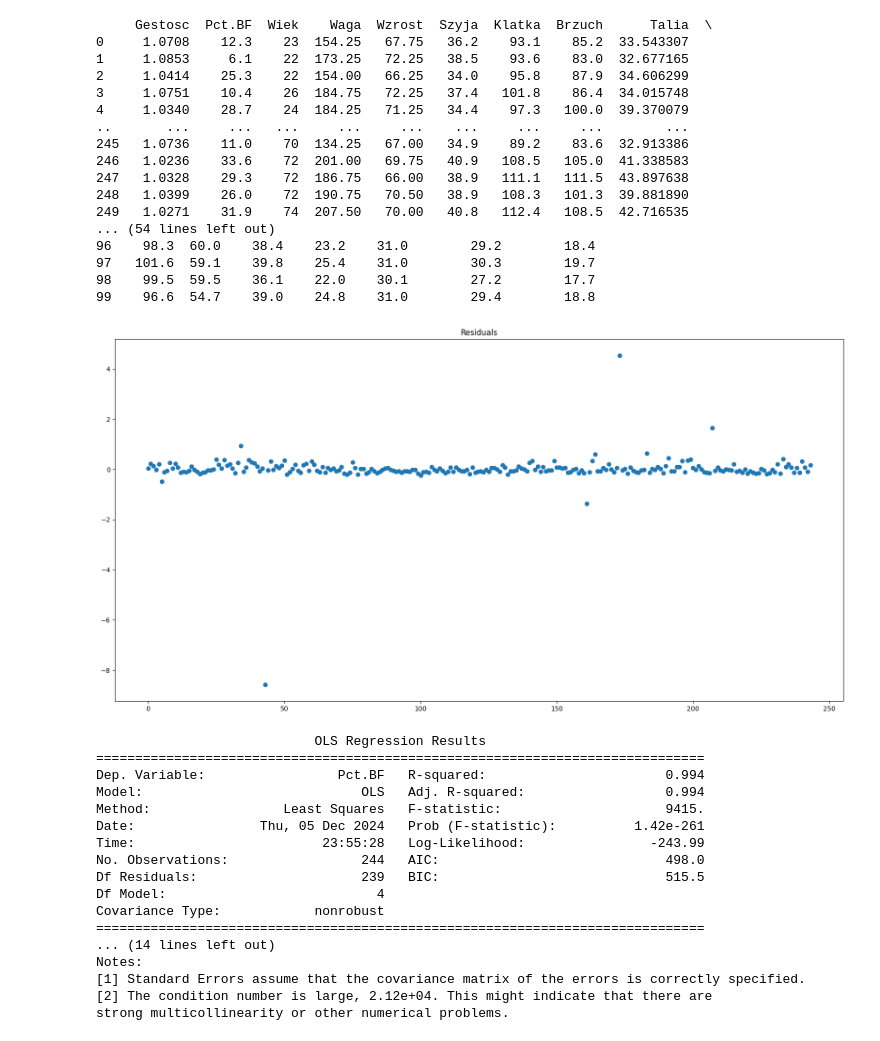
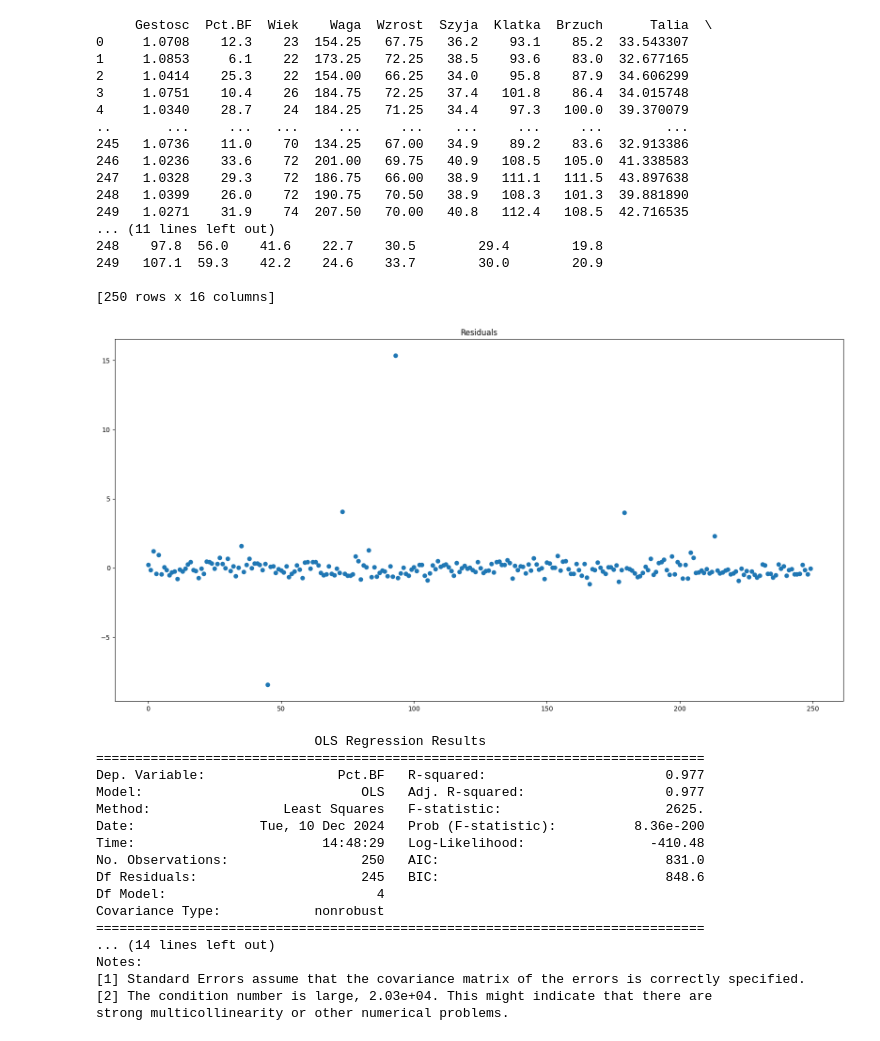
Before and after one commit to userofpi/MED_LAB1, a Jupyter notebook: LAB1_2.ipynb, the cells around one changed output. Cells and saved outputs as stored; diff of their text form; code cells hidden in the pictures.

```diff
--- a/LAB1_2.ipynb
+++ b/LAB1_2.ipynb
@@ -76,12 +76,12 @@ print(data_frame)
 #         return False
 
 # usun linie 32 , 41, 85, 174,
-data_frame = data_frame.drop([30, 39, 83, 172, 73])
-data_frame = data_frame.reset_index(drop=True)
-
-print(data_frame[80:100])
-data_frame = data_frame.drop([89])
-data_frame = data_frame.reset_index(drop=True)
+# data_frame = data_frame.drop([30, 39, 83, 172, 73])
+# data_frame = data_frame.reset_index(drop=True)
+#
+# print(data_frame[80:100])
+# data_frame = data_frame.drop([89])
+# data_frame = data_frame.reset_index(drop=True)
 
 
 # reindex
@@ -351,53 +351,53 @@ print(model.summary())
    Gestosc  Pct.BF  Wiek    Waga  Wzrost  Szyja  Klatka  Brzuch      Talia  \
 0   1.0708    12.3    23  154.25   67.75   36.2    93.1    85.2  33.543307
 1   1.0853     6.1    22  173.25   72.25   38.5    93.6    83.0  32.677165
 2   1.0414    25.3    22  154.00   66.25   34.0    95.8    87.9  34.606299
 3   1.0751    10.4    26  184.75   72.25   37.4   101.8    86.4  34.015748
 4   1.0340    28.7    24  184.25   71.25   34.4    97.3   100.0  39.370079
 
    Biodro   Udo  Kolano  Kostka  Biceps  Przedramie  Nadgarstek
 0    94.5  59.0    37.3    21.9    32.0        27.4        17.1
 1    98.7  58.7    37.3    23.4    30.5        28.9        18.2
 2    99.2  59.6    38.9    24.0    28.8        25.2        16.6
 3   101.2  60.1    37.3    22.8    32.4        29.4        18.2
 ... (38 lines left out)
 Notes:
 [1] Standard Errors assume that the covariance matrix of the errors is correctly specified.
 [2] The smallest eigenvalue is 1.59e-11. This might indicate that there are
 strong multicollinearity problems or that the design matrix is singular.
 [figure]
      Gestosc  Pct.BF  Wiek    Waga  Wzrost  Szyja  Klatka  Brzuch      Talia  \
 0     1.0708    12.3    23  154.25   67.75   36.2    93.1    85.2  33.543307
 1     1.0853     6.1    22  173.25   72.25   38.5    93.6    83.0  32.677165
 2     1.0414    25.3    22  154.00   66.25   34.0    95.8    87.9  34.606299
 3     1.0751    10.4    26  184.75   72.25   37.4   101.8    86.4  34.015748
 4     1.0340    28.7    24  184.25   71.25   34.4    97.3   100.0  39.370079
 ..       ...     ...   ...     ...     ...    ...     ...     ...        ...
 245   1.0736    11.0    70  134.25   67.00   34.9    89.2    83.6  32.913386
 246   1.0236    33.6    72  201.00   69.75   40.9   108.5   105.0  41.338583
 247   1.0328    29.3    72  186.75   66.00   38.9   111.1   111.5  43.897638
 248   1.0399    26.0    72  190.75   70.50   38.9   108.3   101.3  39.881890
 249   1.0271    31.9    74  207.50   70.00   40.8   112.4   108.5  42.716535
-... (54 lines left out)
-96    98.3  60.0    38.4    23.2    31.0        29.2        18.4
-97   101.6  59.1    39.8    25.4    31.0        30.3        19.7
-98    99.5  59.5    36.1    22.0    30.1        27.2        17.7
-99    96.6  54.7    39.0    24.8    31.0        29.4        18.8
+... (11 lines left out)
+248    97.8  56.0    41.6    22.7    30.5        29.4        19.8
+249   107.1  59.3    42.2    24.6    33.7        30.0        20.9
+
+[250 rows x 16 columns]
-[figure, old version]
+[figure, new version]
                             OLS Regression Results
 ==============================================================================
-Dep. Variable:                 Pct.BF   R-squared:                       0.994
-Model:                            OLS   Adj. R-squared:                  0.994
-Method:                 Least Squares   F-statistic:                     9415.
-Date:                Thu, 05 Dec 2024   Prob (F-statistic):          1.42e-261
-Time:                        23:55:28   Log-Likelihood:                -243.99
-No. Observations:                 244   AIC:                             498.0
-Df Residuals:                     239   BIC:                             515.5
+Dep. Variable:                 Pct.BF   R-squared:                       0.977
+Model:                            OLS   Adj. R-squared:                  0.977
+Method:                 Least Squares   F-statistic:                     2625.
+Date:                Tue, 10 Dec 2024   Prob (F-statistic):          8.36e-200
+Time:                        14:48:29   Log-Likelihood:                -410.48
+No. Observations:                 250   AIC:                             831.0
+Df Residuals:                     245   BIC:                             848.6
 Df Model:                           4
 Covariance Type:            nonrobust
 ==============================================================================
 ... (14 lines left out)
 Notes:
 [1] Standard Errors assume that the covariance matrix of the errors is correctly specified.
-[2] The condition number is large, 2.12e+04. This might indicate that there are
+[2] The condition number is large, 2.03e+04. This might indicate that there are
 strong multicollinearity or other numerical problems.
```
Also changed, not shown: parts of 4 cells of this notebook.
